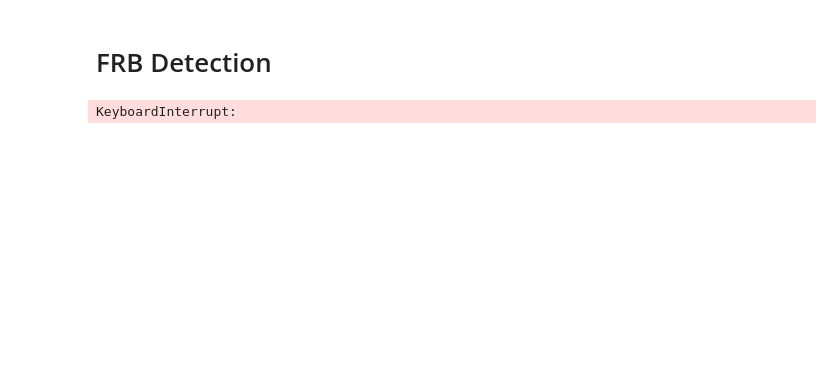
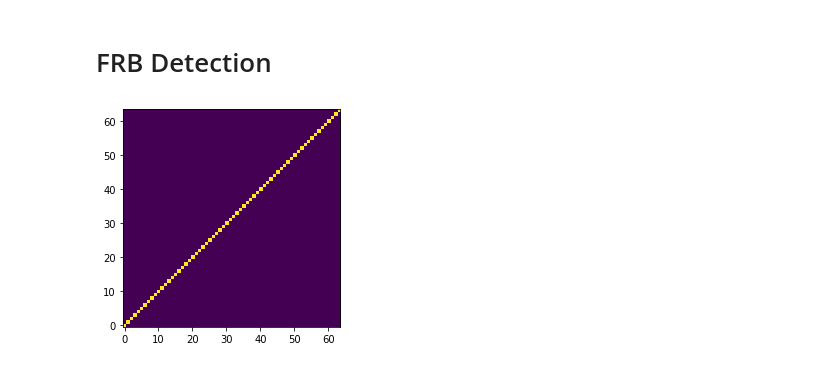
Before and after one commit to brandon-feder/BNL-FRB-Detection, a Jupyter notebook: generateData.ipynb, the cells around one changed output. Saved outputs shown, nothing was run; the diff lists cells and outputs as text; code cells hidden in the pictures; blank space fills up the shorter version.

```diff
--- a/generateData.ipynb
+++ b/generateData.ipynb
@@ -121,7 +131,7 @@ def line_detection(data):
 # %%
-data = filter(data)
+# data = filter(data)
 plt.imshow(data, origin="lower")
 plt.show()
 # %% [output]
-KeyboardInterrupt:
+[figure, added]
 # %%
```
Also changed, not shown: parts of 6 cells of this notebook.
